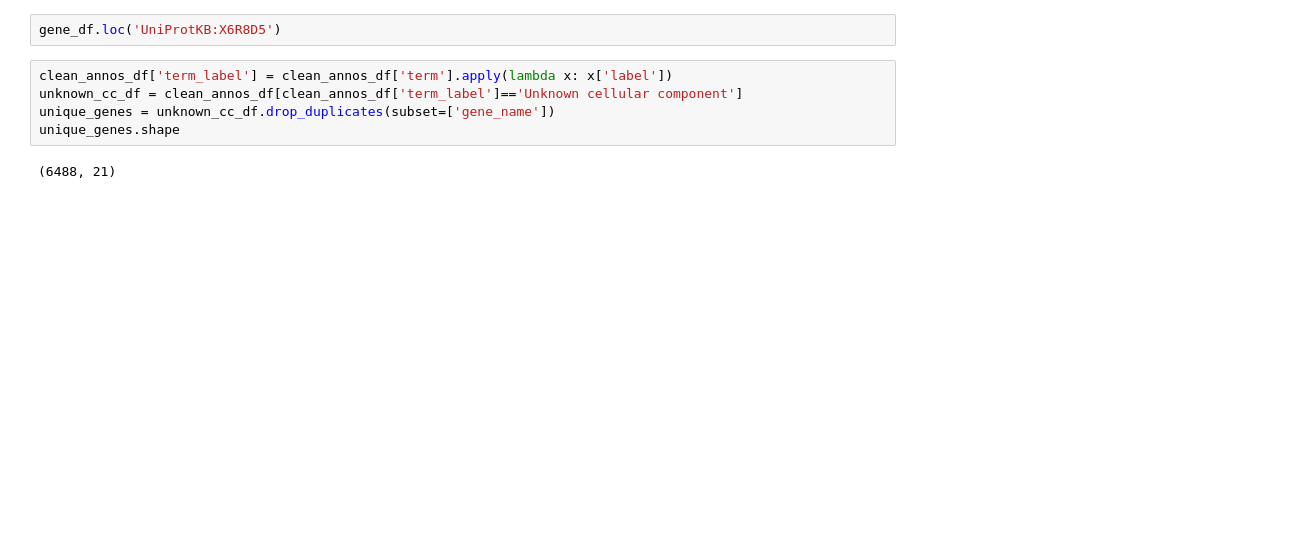
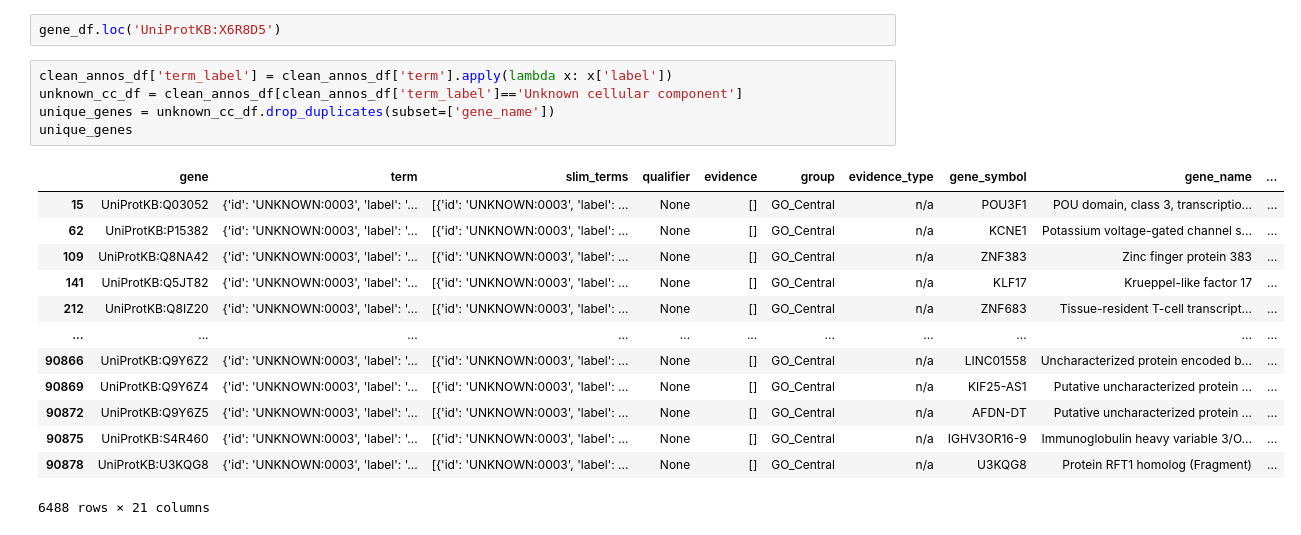
Before and after one commit to pantherdb/pango, a Jupyter notebook: loader/playground.ipynb, the cells around one changed output. Drawn from its saved outputs; the diff is of its cells as text; blank space fills up the shorter version.

```diff
--- a/loader/playground.ipynb
+++ b/loader/playground.ipynb
@@ -442,7 +475,19 @@ gene_df.loc('UniProtKB:X6R8D5')
 # %%
 clean_annos_df['term_label'] = clean_annos_df['term'].apply(lambda x: x['label'])
 unknown_cc_df = clean_annos_df[clean_annos_df['term_label']=='Unknown cellular component']
 unique_genes = unknown_cc_df.drop_duplicates(subset=['gene_name'])
-unique_genes.shape
+unique_genes
 # %% [output]
+|  | gene | term | slim_terms | qualifier | evidence | group | evidence_type | gene_symbol | gene_name | ... |
+| 15 | UniProtKB:Q03052 | {'id': 'UNKNOWN:0003', 'label': '... | [{'id': 'UNKNOWN:0003', 'label': ... | None | [] | GO_Central | n/a | POU3F1 | POU domain, class 3, transcriptio... | ... |
+| 62 | UniProtKB:P15382 | {'id': 'UNKNOWN:0003', 'label': '... | [{'id': 'UNKNOWN:0003', 'label': ... | None | [] | GO_Central | n/a | KCNE1 | Potassium voltage-gated channel s... | ... |
+| 109 | UniProtKB:Q8NA42 | {'id': 'UNKNOWN:0003', 'label': '... | [{'id': 'UNKNOWN:0003', 'label': ... | None | [] | GO_Central | n/a | ZNF383 | Zinc finger protein 383 | ... |
+| 141 | UniProtKB:Q5JT82 | {'id': 'UNKNOWN:0003', 'label': '... | [{'id': 'UNKNOWN:0003', 'label': ... | None | [] | GO_Central | n/a | KLF17 | Krueppel-like factor 17 | ... |
+| 212 | UniProtKB:Q8IZ20 | {'id': 'UNKNOWN:0003', 'label': '... | [{'id': 'UNKNOWN:0003', 'label': ... | None | [] | GO_Central | n/a | ZNF683 | Tissue-resident T-cell transcript... | ... |
+| ... | ... | ... | ... | ... | ... | ... | ... | ... | ... | ... |
+| 90866 | UniProtKB:Q9Y6Z2 | {'id': 'UNKNOWN:0003', 'label': '... | [{'id': 'UNKNOWN:0003', 'label': ... | None | [] | GO_Central | n/a | LINC01558 | Uncharacterized protein encoded b... | ... |
+| 90869 | UniProtKB:Q9Y6Z4 | {'id': 'UNKNOWN:0003', 'label': '... | [{'id': 'UNKNOWN:0003', 'label': ... | None | [] | GO_Central | n/a | KIF25-AS1 | Putative uncharacterized protein ... | ... |
+| 90872 | UniProtKB:Q9Y6Z5 | {'id': 'UNKNOWN:0003', 'label': '... | [{'id': 'UNKNOWN:0003', 'label': ... | None | [] | GO_Central | n/a | AFDN-DT | Putative uncharacterized protein ... | ... |
+| 90875 | UniProtKB:S4R460 | {'id': 'UNKNOWN:0003', 'label': '... | [{'id': 'UNKNOWN:0003', 'label': ... | None | [] | GO_Central | n/a | IGHV3OR16-9 | Immunoglobulin heavy variable 3/O... | ... |
+| 90878 | UniProtKB:U3KQG8 | {'id': 'UNKNOWN:0003', 'label': '... | [{'id': 'UNKNOWN:0003', 'label': ... | None | [] | GO_Central | n/a | U3KQG8 | Protein RFT1 homolog (Fragment) | ... |
-(6488, 21)
+6488 rows × 21 columns
```
Also changed, not shown: parts of 8 cells of this notebook, 14 other files.
